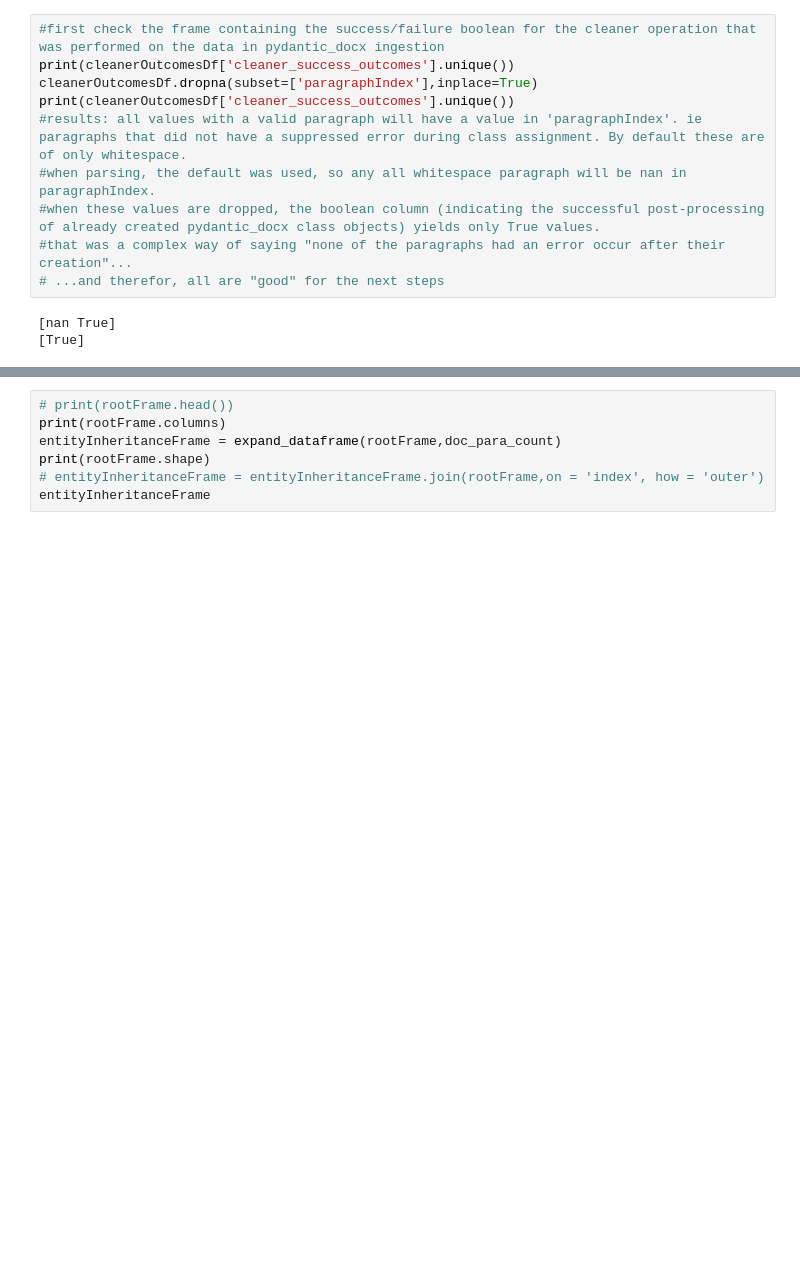
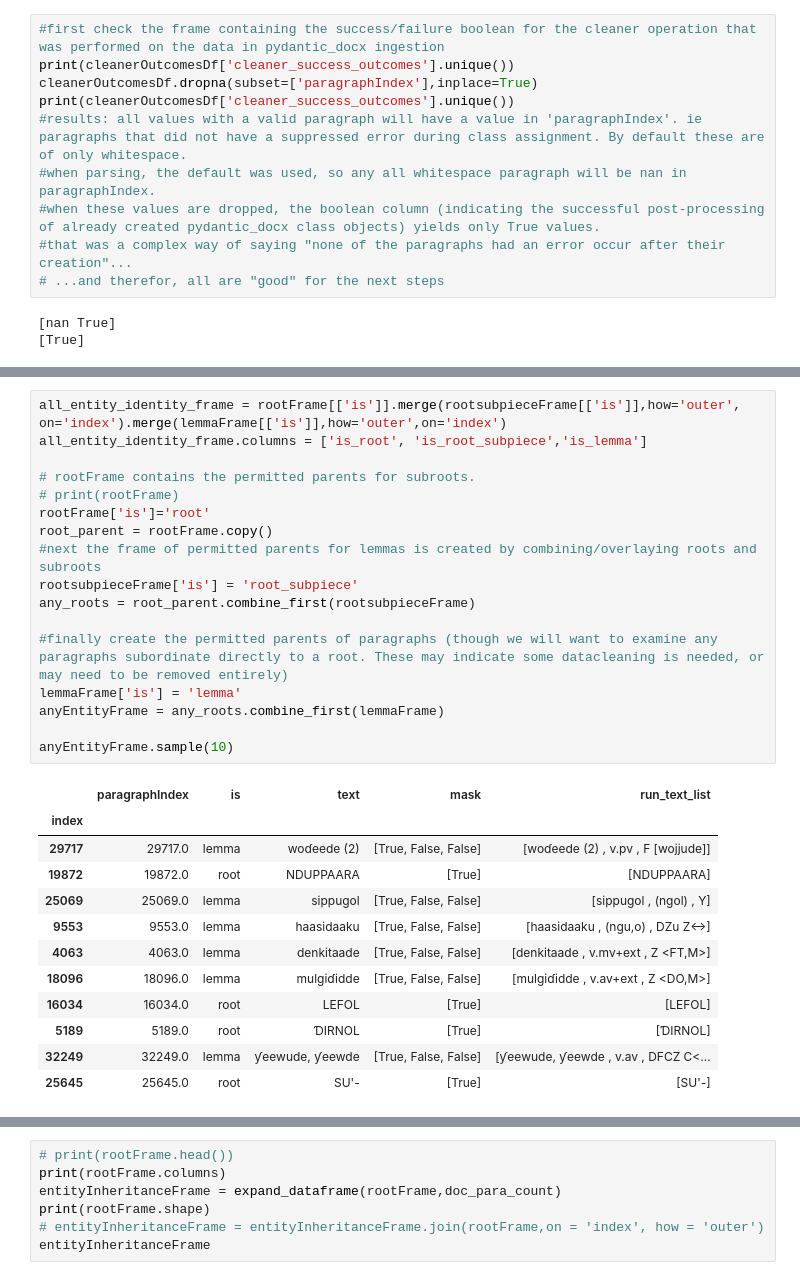
Before and after one commit to Guinean/Pular-Wordnet, a Jupyter notebook: pydantic_dictionary_frame_fork.ipynb, the cells around one changed output, grey strips where cells are left out. Saved outputs shown, nothing was run; the diff lists cells and outputs as text; blank space fills up the shorter version.

```diff
--- a/pydantic_dictionary_frame_fork.ipynb
+++ b/pydantic_dictionary_frame_fork.ipynb
@@ -134,0 +82,30 @@ combined_roots = root_parent.combine_first(rootsubpieceFrame[['paragraphIndex','
+# %%
+all_entity_identity_frame = rootFrame[['is']].merge(rootsubpieceFrame[['is']],how='outer', on='index').merge(lemmaFrame[['is']],how='outer',on='index')
+all_entity_identity_frame.columns = ['is_root', 'is_root_subpiece','is_lemma']
+
+# rootFrame contains the permitted parents for subroots.
+# print(rootFrame)
+rootFrame['is']='root'
+root_parent = rootFrame.copy()
+#next the frame of permitted parents for lemmas is created by combining/overlaying roots and subroots
+rootsubpieceFrame['is'] = 'root_subpiece'
+any_roots = root_parent.combine_first(rootsubpieceFrame)
+
+#finally create the permitted parents of paragraphs (though we will want to examine any paragraphs subordinate directly to a root. These may indicate some datacleaning is needed, or may need to be removed entirely)
+lemmaFrame['is'] = 'lemma'
+anyEntityFrame = any_roots.combine_first(lemmaFrame)
+
+anyEntityFrame.sample(10)
+# %% [output]
+|  | paragraphIndex | is | text | mask | run_text_list |
+| index |  |  |  |  |  |
+| 29717 | 29717.0 | lemma | woɗeede (2) | [True, False, False] | [woɗeede (2) , v.pv , F [wojjude]] |
+| 19872 | 19872.0 | root | NDUPPAARA | [True] | [NDUPPAARA] |
+| 25069 | 25069.0 | lemma | sippugol | [True, False, False] | [sippugol , (ngol) , Y] |
+| 9553 | 9553.0 | lemma | haasidaaku | [True, False, False] | [haasidaaku , (ngu,o) , DZu Z<->] |
+| 4063 | 4063.0 | lemma | denkitaade | [True, False, False] | [denkitaade , v.mv+ext , Z <FT,M>] |
+| 18096 | 18096.0 | lemma | mulgiɗidde | [True, False, False] | [mulgiɗidde , v.av+ext , Z <DO,M>] |
+| 16034 | 16034.0 | root | LEFOL | [True] | [LEFOL] |
+| 5189 | 5189.0 | root | ƊIRNOL | [True] | [ƊIRNOL] |
+| 32249 | 32249.0 | lemma | ƴeewude, ƴeewde | [True, False, False] | [ƴeewude, ƴeewde , v.av , DFCZ C<... |
+| 25645 | 25645.0 | root | SU'- | [True] | [SU'-] |
```
Also changed, not shown: parts of 5 cells of this notebook, 1 other file.
